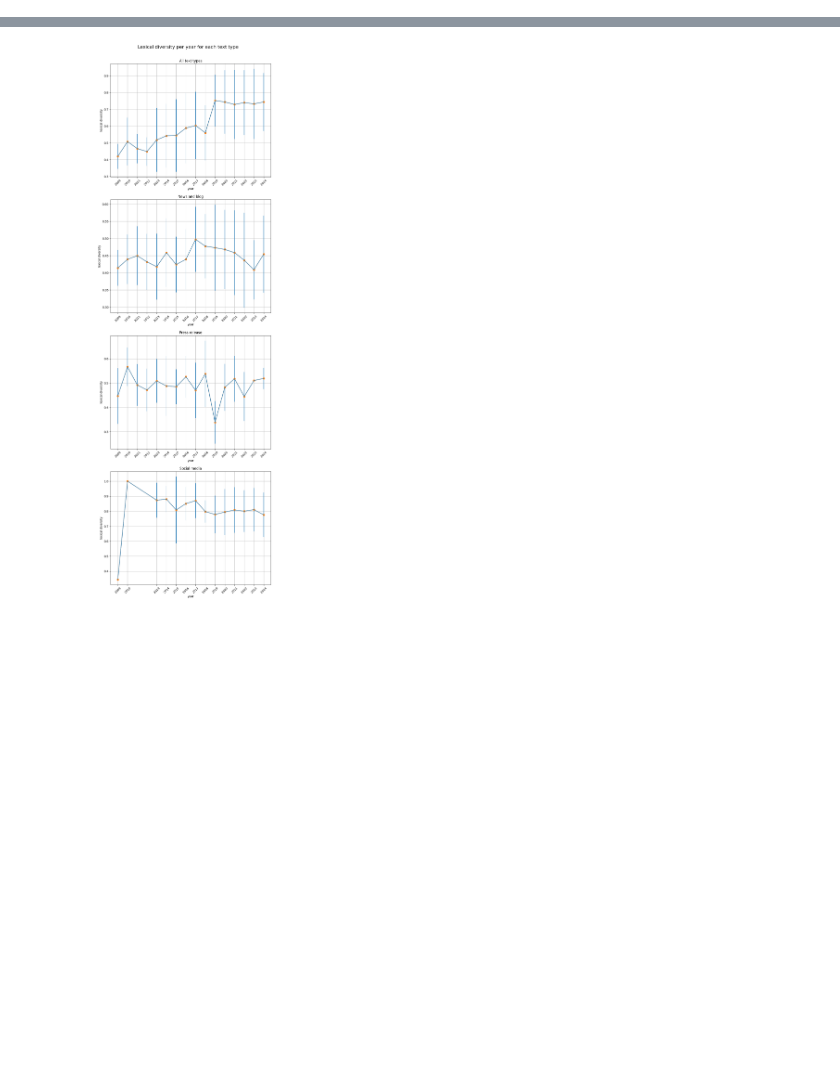
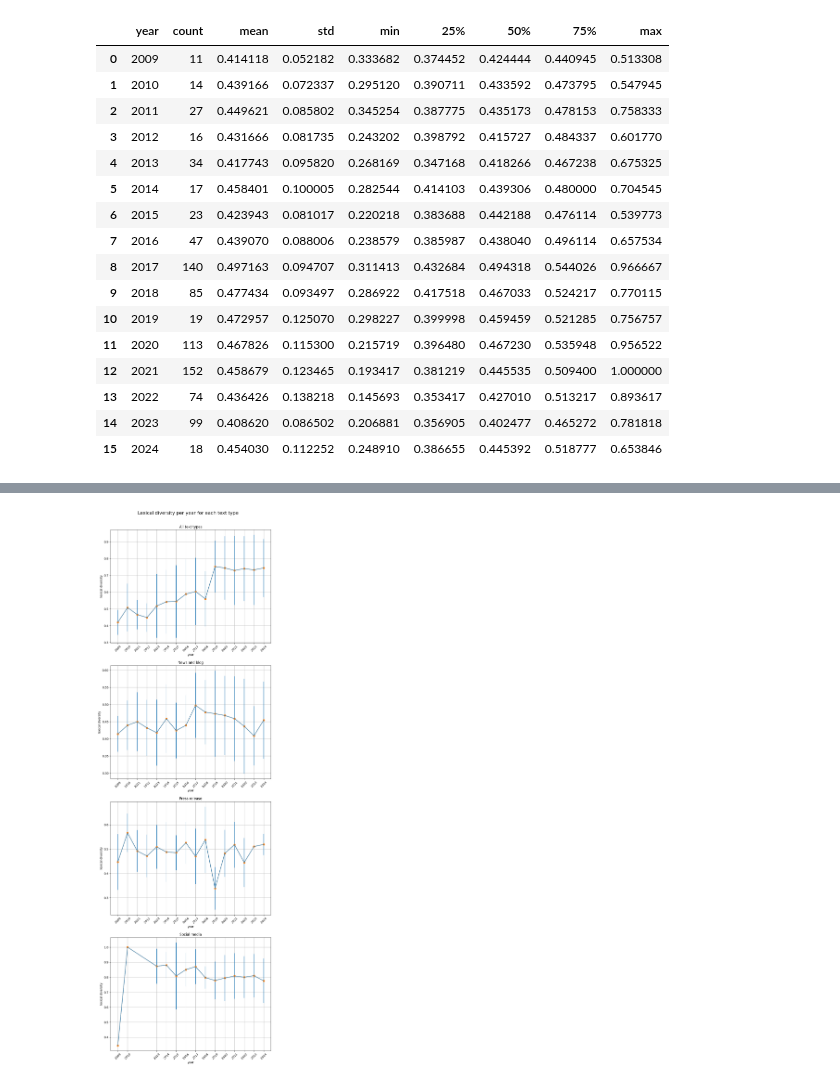
Before and after one commit to sfu-discourse-lab/fake_news_over_time, a Jupyter notebook: lexical_diversity_trendlines.ipynb, the cells around one changed output, grey strips where cells are left out. Saved outputs shown, nothing was run; the diff lists cells and outputs as text; code cells hidden in the pictures; blank space fills up the shorter version.

```diff
--- a/lexical_diversity_graphs.ipynb
+++ b/lexical_diversity_trendlines.ipynb
@@ -28,0 +26,21 @@ social_media_summary_df = get_summary_df(
+# %%
+news_and_blog_summary_df = pd.read_excel("./output/news_and_blog/lexical_diversity_news_and_blog.xlsx", sheet_name="Summary")
+news_and_blog_summary_df
+# %% [output]
+|  | year | count | mean | std | min | 25% | 50% | 75% | max |
+| 0 | 2009 | 11 | 0.414118 | 0.052182 | 0.333682 | 0.374452 | 0.424444 | 0.440945 | 0.513308 |
+| 1 | 2010 | 14 | 0.439166 | 0.072337 | 0.295120 | 0.390711 | 0.433592 | 0.473795 | 0.547945 |
+| 2 | 2011 | 27 | 0.449621 | 0.085802 | 0.345254 | 0.387775 | 0.435173 | 0.478153 | 0.758333 |
+| 3 | 2012 | 16 | 0.431666 | 0.081735 | 0.243202 | 0.398792 | 0.415727 | 0.484337 | 0.601770 |
+| 4 | 2013 | 34 | 0.417743 | 0.095820 | 0.268169 | 0.347168 | 0.418266 | 0.467238 | 0.675325 |
+| 5 | 2014 | 17 | 0.458401 | 0.100005 | 0.282544 | 0.414103 | 0.439306 | 0.480000 | 0.704545 |
+| 6 | 2015 | 23 | 0.423943 | 0.081017 | 0.220218 | 0.383688 | 0.442188 | 0.476114 | 0.539773 |
+| 7 | 2016 | 47 | 0.439070 | 0.088006 | 0.238579 | 0.385987 | 0.438040 | 0.496114 | 0.657534 |
+| 8 | 2017 | 140 | 0.497163 | 0.094707 | 0.311413 | 0.432684 | 0.494318 | 0.544026 | 0.966667 |
+| 9 | 2018 | 85 | 0.477434 | 0.093497 | 0.286922 | 0.417518 | 0.467033 | 0.524217 | 0.770115 |
+| 10 | 2019 | 19 | 0.472957 | 0.125070 | 0.298227 | 0.399998 | 0.459459 | 0.521285 | 0.756757 |
+| 11 | 2020 | 113 | 0.467826 | 0.115300 | 0.215719 | 0.396480 | 0.467230 | 0.535948 | 0.956522 |
+| 12 | 2021 | 152 | 0.458679 | 0.123465 | 0.193417 | 0.381219 | 0.445535 | 0.509400 | 1.000000 |
+| 13 | 2022 | 74 | 0.436426 | 0.138218 | 0.145693 | 0.353417 | 0.427010 | 0.513217 | 0.893617 |
+| 14 | 2023 | 99 | 0.408620 | 0.086502 | 0.206881 | 0.356905 | 0.402477 | 0.465272 | 0.781818 |
+| 15 | 2024 | 18 | 0.454030 | 0.112252 | 0.248910 | 0.386655 | 0.445392 | 0.518777 | 0.653846 |
```
Also changed, not shown: parts of 7 cells of this notebook, 15 other files.
